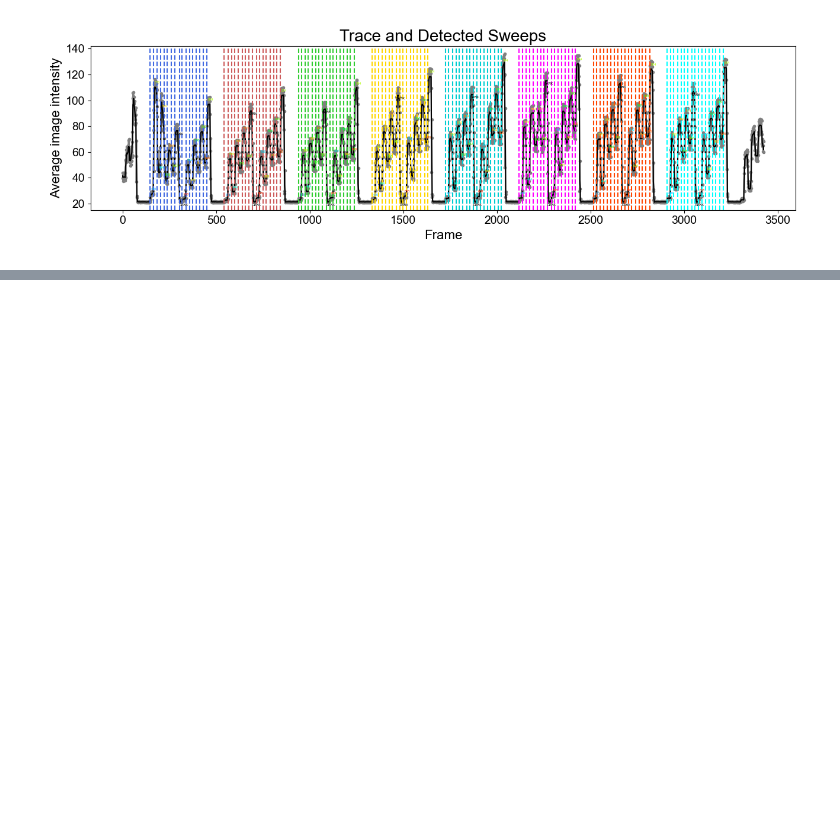
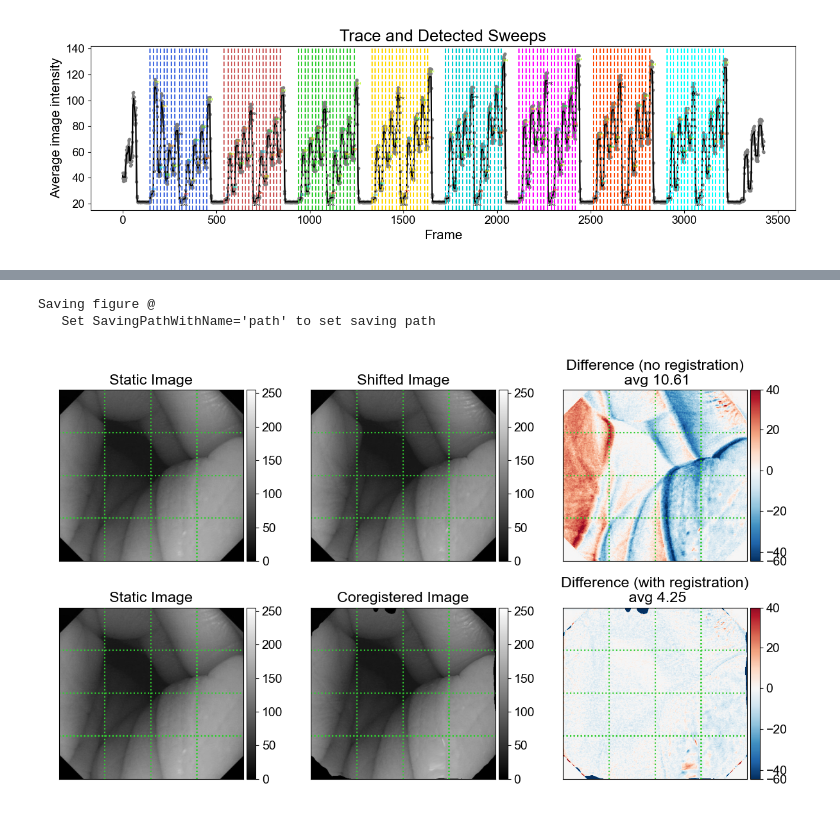
Before and after one commit to YzaboRa/HySE_CoRegistration, a Jupyter notebook: CoRegistration_HandTest.ipynb, the cells around one changed output, grey strips where cells are left out. Saved outputs shown, nothing was run; the diff lists cells and outputs as text; code cells hidden in the pictures; blank space fills up the shorter version.

```diff
--- a/CoRegistration_HandTest.ipynb
+++ b/CoRegistration_HandTest.ipynb
@@ -168 +365,14 @@ ax.plot(np.average(np.average(Data_c1, )))
+# %%
+n0 = 8
+n = 14
+im_static = DataAllC[Nc][n0,:,:]
+im_shifted = DataAllC[Nc+7][n,:,:]
+
+
+im_coregistered, time_taken = CoRegisterImages(im_static, im_shifted)
+# PlotCoRegistered(im_static, im_shifted, im_coregistered, ShowPlot=True, SavePlot=True)
+# %% [output]
+Saving figure @
+   Set SavingPathWithName='path' to set saving path
+[figure, added]
 # %%
```
Also changed, not shown: parts of 9 cells of this notebook, 2 other files.
